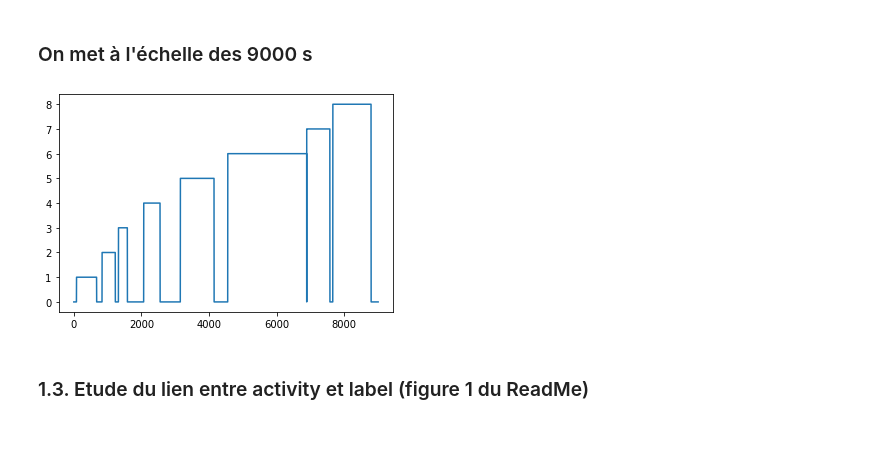
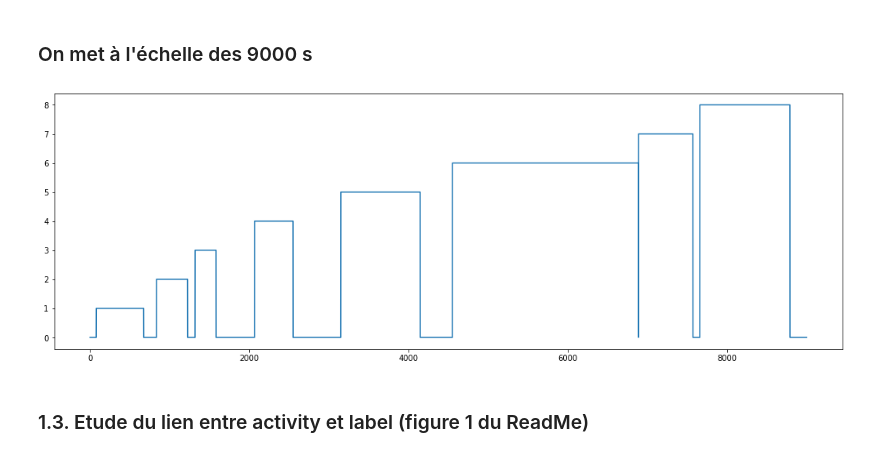
Before and after one commit to EliseCabrerizo/Python2020, a Jupyter notebook: Projet_PPG-CABRERIZO_Elise.ipynb, the cells around one changed output. Saved outputs shown, nothing was run; the diff lists cells and outputs as text; code cells hidden in the pictures.

```diff
--- a/Projet_PPG-CABRERIZO_Elise.ipynb
+++ b/Projet_PPG-CABRERIZO_Elise.ipynb
@@ -138,11 +133,12 @@ dfactivity.plot(figsize=(18,6))
 ### On met à l'échelle des 9000 s
 # %%
 dfactivity = pd.DataFrame(data['activity'])
+plt.figure(figsize = (18,6))
 plt.plot(dfactivity.index*(9000/len(dfactivity)), dfactivity)
 
 plt.show()
 # %% [output]
-[figure, old version]
+[figure, new version]
 # %% [markdown]
 ### 1.3. Etude du lien entre activity et label (figure 1 du ReadMe)
 # %%
```
Also changed, not shown: parts of 32 cells of this notebook.
